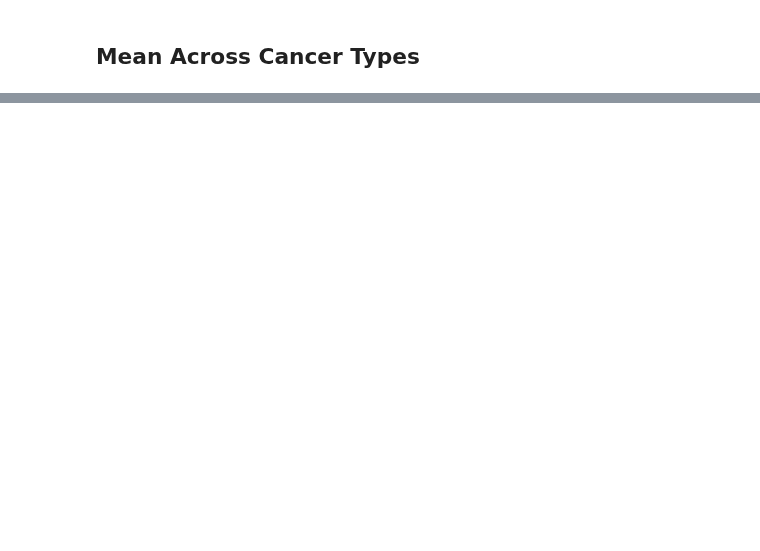
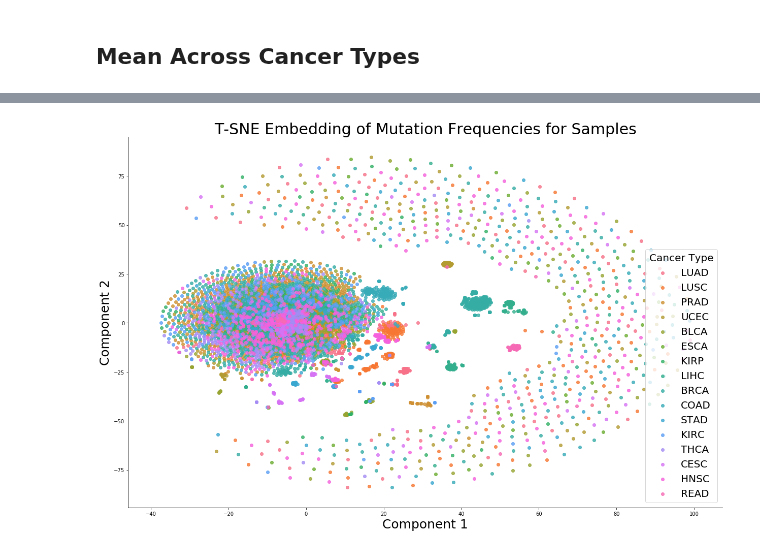
Before and after one commit to schulter/EMOGI, a Jupyter notebook: pancancer/mutfreq/preprocess_mutation_freqs.ipynb, the cells around one changed output, grey strips where cells are left out. Cells and saved outputs as stored; diff of their text form; code cells hidden in the pictures; blank space fills up the shorter version.

```diff
--- a/pancancer/mutfreq/preprocess_mutation_freqs.ipynb
+++ b/pancancer/mutfreq/preprocess_mutation_freqs.ipynb
@@ -364,0 +512,17 @@ Container written to ../../data/pancancer/iref_mutfreq_unbalanced_syn.h5
+# %%
+mut_sample_mat = matrix_with_cancer_types.set_index('Cancer_Type')
+embedding = TSNE(n_components=2).fit_transform(mut_sample_mat.drop(['Cancer_Type'], axis=1, errors='ignore'))
+# %%
+long = pd.DataFrame(embedding, columns=['pc1', 'pc2'], index=mut_sample_mat.index)
+cancer_type = [i.split('-')[1] for i in mut_sample_mat.index]
+long['cancertype'] = cancer_type
+g = sns.lmplot(x='pc1', y='pc2', data=long, hue='cancertype', fit_reg=False, legend=False)
+g.fig.set_size_inches(20, 12)
+g.ax.set_xlabel('Component 1', fontsize=25)
+g.ax.set_ylabel('Component 2', fontsize=25)
+g.ax.legend(loc='lower right', fontsize=20, title='Cancer Type')
+plt.setp(g.ax.get_legend().get_title(), fontsize=20)
+plt.title('T-SNE Embedding of Mutation Frequencies for Samples', fontsize=30)
+g.fig.savefig('../../data/pancancer/TCGA/mutation/tsne_tumortypes.png', dpi=300)
+# %% [output]
+[figure, added]
```
Also changed, not shown: parts of 60 cells of this notebook.
